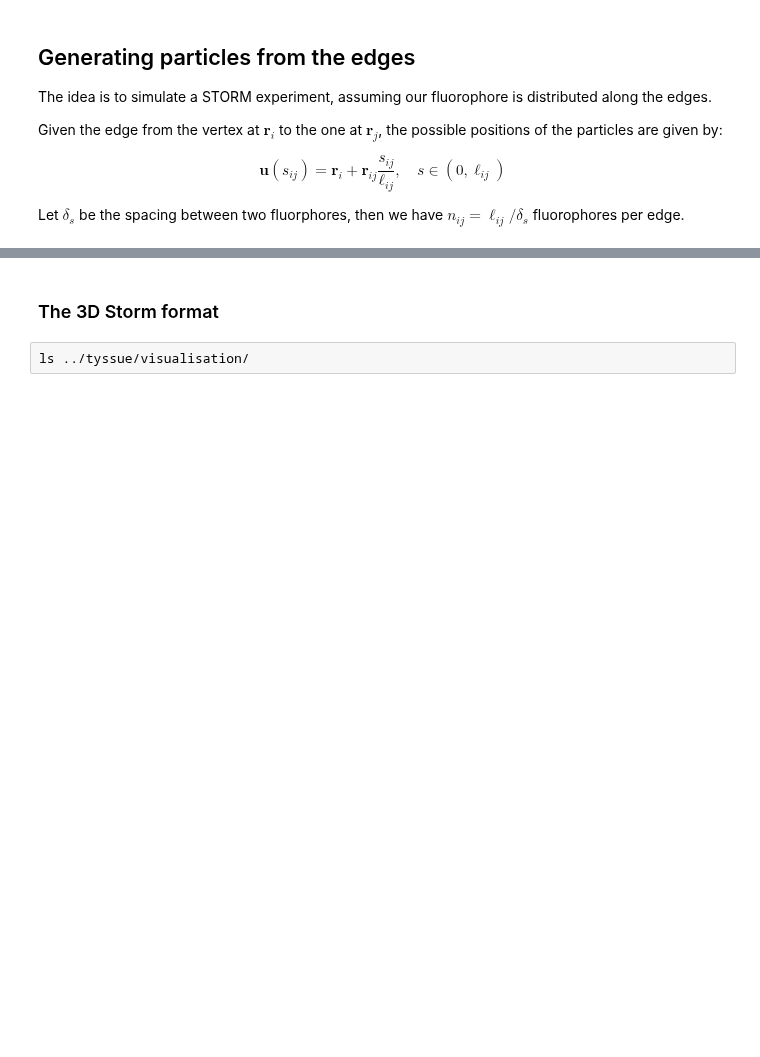
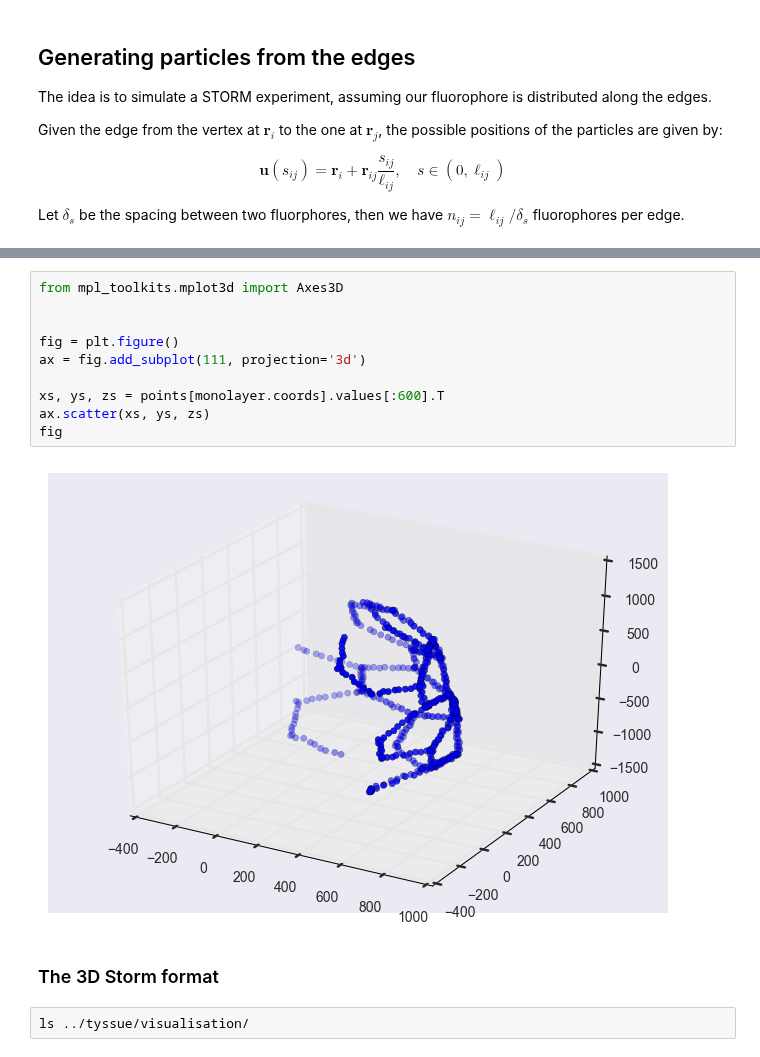
Before and after one commit to glyg/notebooks, a Jupyter notebook: tyssue/Particles export.ipynb, the cells around one changed output, grey strips where cells are left out. Saved outputs shown, nothing was run; the diff lists cells and outputs as text; blank space fills up the shorter version.

```diff
--- a/tyssue/Particles export.ipynb
+++ b/tyssue/Particles export.ipynb
@@ -118,3 +102,15 @@ fig.set_size_inches((12, 6))
+# %%
+from mpl_toolkits.mplot3d import Axes3D
+
+
+fig = plt.figure()
+ax = fig.add_subplot(111, projection='3d')
+
+xs, ys, zs = points[monolayer.coords].values[:600].T
+ax.scatter(xs, ys, zs)
+fig
+# %% [output]
+[figure, added]
 # %% [markdown]
 ### The 3D Storm format
 # %%
```
Also changed, not shown: parts of 14 cells of this notebook, 1 other file.
